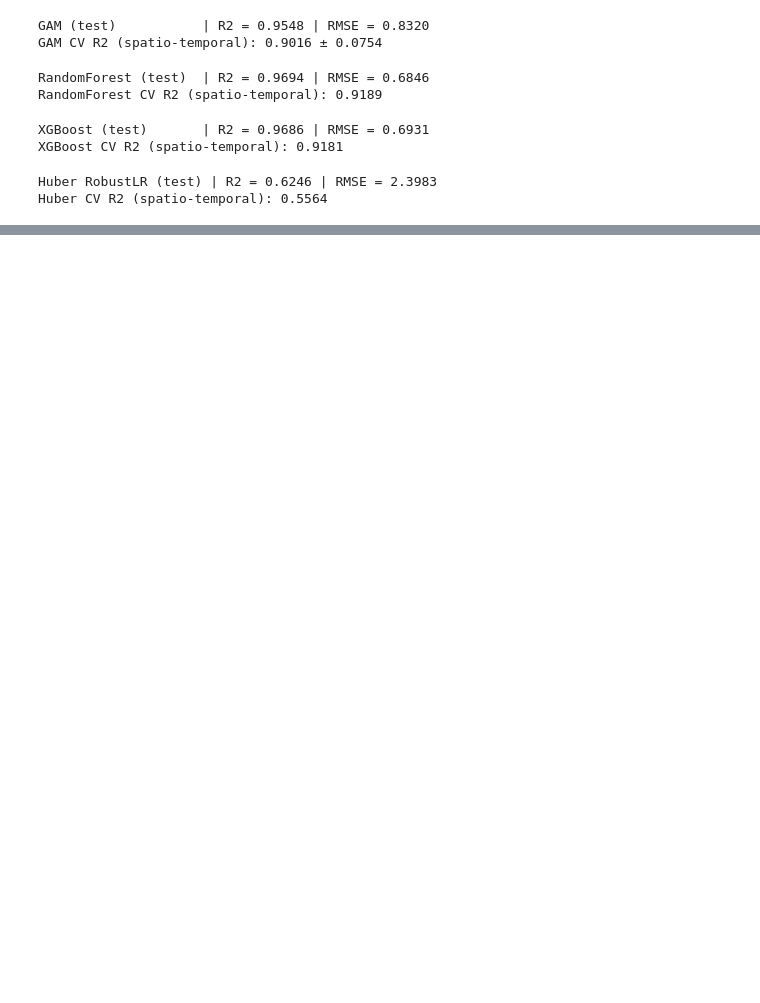
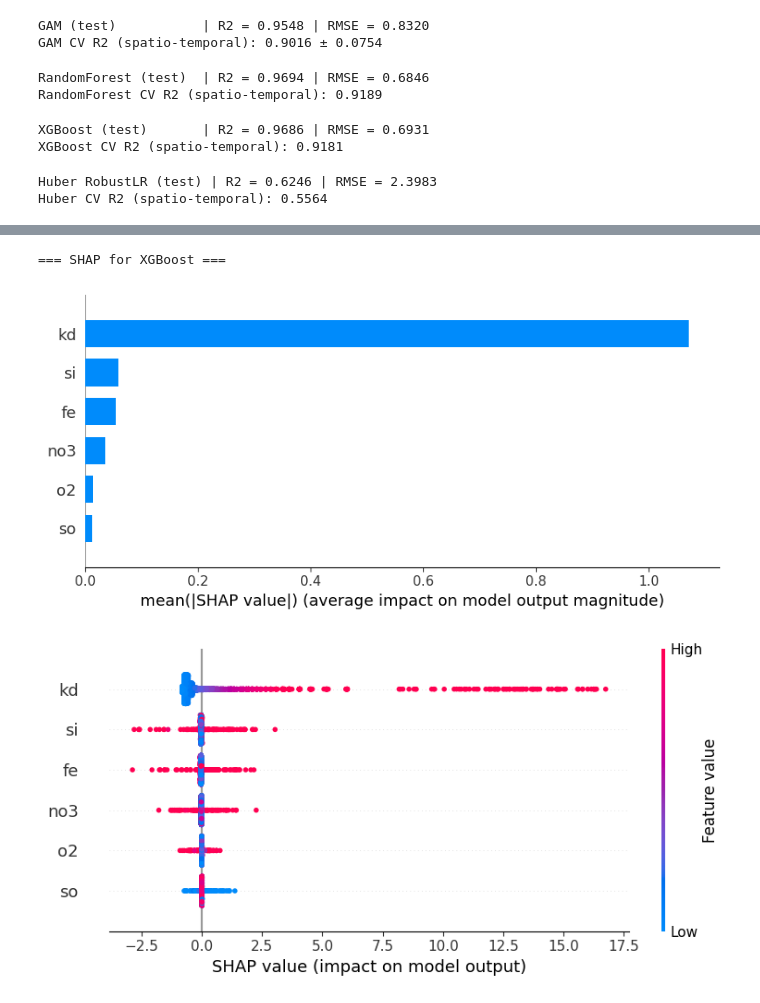
Before and after one commit to arupmahatha/ug_thesis, a Jupyter notebook: models.ipynb, the cells around one changed output, grey strips where cells are left out. Cells and saved outputs as stored; diff of their text form; code cells hidden in the pictures; blank space fills up the shorter version.

```diff
--- a/models.ipynb
+++ b/models.ipynb
@@ -453,3 +543,54 @@ ANN          | CV R2 = 0.8443 | Test R2 = 0.9733
+# %%
+# ======================================================
+# 11) SHAP Analysis (for XGBoost and optionally RF)
+# ======================================================
+import shap
+
+# Use a subset of training data as background for speed
+n_bg = min(3000, X_train.shape[0])
+rng = np.random.RandomState(RANDOM_STATE)
+bg_idx = rng.choice(X_train.shape[0], size=n_bg, replace=False)
+X_bg = X_train[bg_idx, :]
+
+# ---------------- XGBoost SHAP ----------------
+print("\n=== SHAP for XGBoost ===\n")
+
+explainer_xgb = shap.TreeExplainer(xgb)
+shap_values_xgb = explainer_xgb.shap_values(X_bg)
+
+# Global summary plot (bar)
+shap.summary_plot(
+    shap_values_xgb,
+    X_bg,
+    feature_names=FEATURES,
+    plot_type="bar",
+    show=True
+)
+
+# Global summary plot (detailed scatter)
+shap.summary_plot(
+    shap_values_xgb,
+    X_bg,
+    feature_names=FEATURES,
+    show=True
+)
+
+# ---------------- RandomForest SHAP (optional) ----------------
+# print("\n=== SHAP for RandomForest ===\n")
+# explainer_rf = shap.TreeExplainer(rf)
+# shap_values_rf = explainer_rf.shap_values(X_bg)
+#
+# shap.summary_plot(
+#     shap_values_rf,
+#     X_bg,
+#     feature_names=FEATURES,
+#     plot_type="bar",
+#     show=True
+# )
+# %% [output]
+=== SHAP for XGBoost ===
+[figure, added]
+[figure, added]
 # %%
 # ======================================================
 # Create models/ folder and save all models inside it
```
Also changed, not shown: parts of 4 cells of this notebook, 1 other file.
